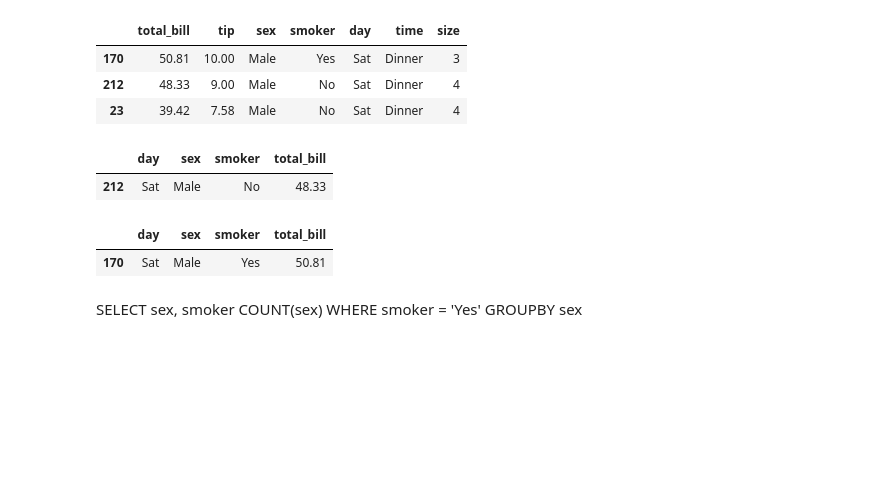
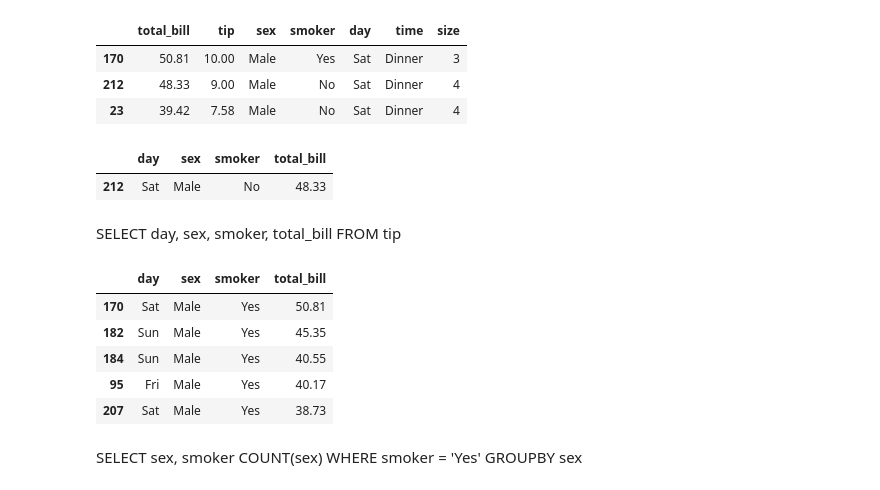
Before and after one commit to sammienjihia/data_science, a Jupyter notebook: pandas_vs_sql.ipynb, the cells around one changed output. Saved outputs shown, nothing was run; the diff lists cells and outputs as text; code cells hidden in the pictures; blank space fills up the shorter version.

```diff
--- a/pandas_vs_sql.ipynb
+++ b/pandas_vs_sql.ipynb
@@ -364,8 +362,14 @@ SELECT day, sex, smoker, total_bill FROM tip
+# %% [markdown]
+SELECT day, sex, smoker, total_bill FROM tip
 # %%
-pd_data[['day','sex','smoker','total_bill']][(pd_data['sex']=='Male')&(pd_data['smoker']=='Yes')].nlargest(1, 'total_bill')
+pd_data[['day','sex','smoker','total_bill']][(pd_data['sex']=='Male')&(pd_data['smoker']=='Yes')].nlargest(5, 'total_bill')
 # %% [output]
 |  | day | sex | smoker | total_bill |
 | 170 | Sat | Male | Yes | 50.81 |
+| 182 | Sun | Male | Yes | 45.35 |
+| 184 | Sun | Male | Yes | 40.55 |
+| 95 | Fri | Male | Yes | 40.17 |
+| 207 | Sat | Male | Yes | 38.73 |
 # %%
 # Which sex smokes the most
 # %% [markdown]
```
Also changed, not shown: parts of 17 cells of this notebook.
